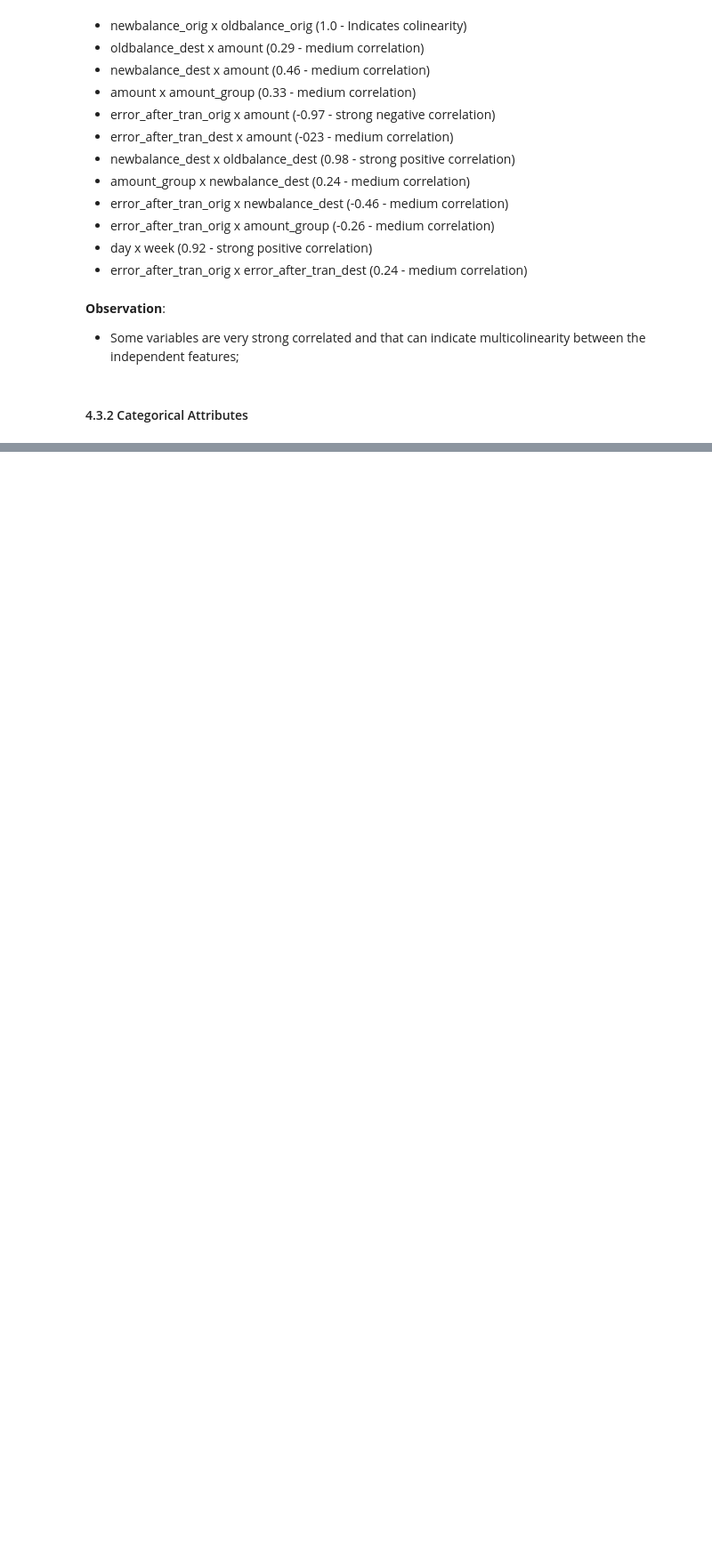
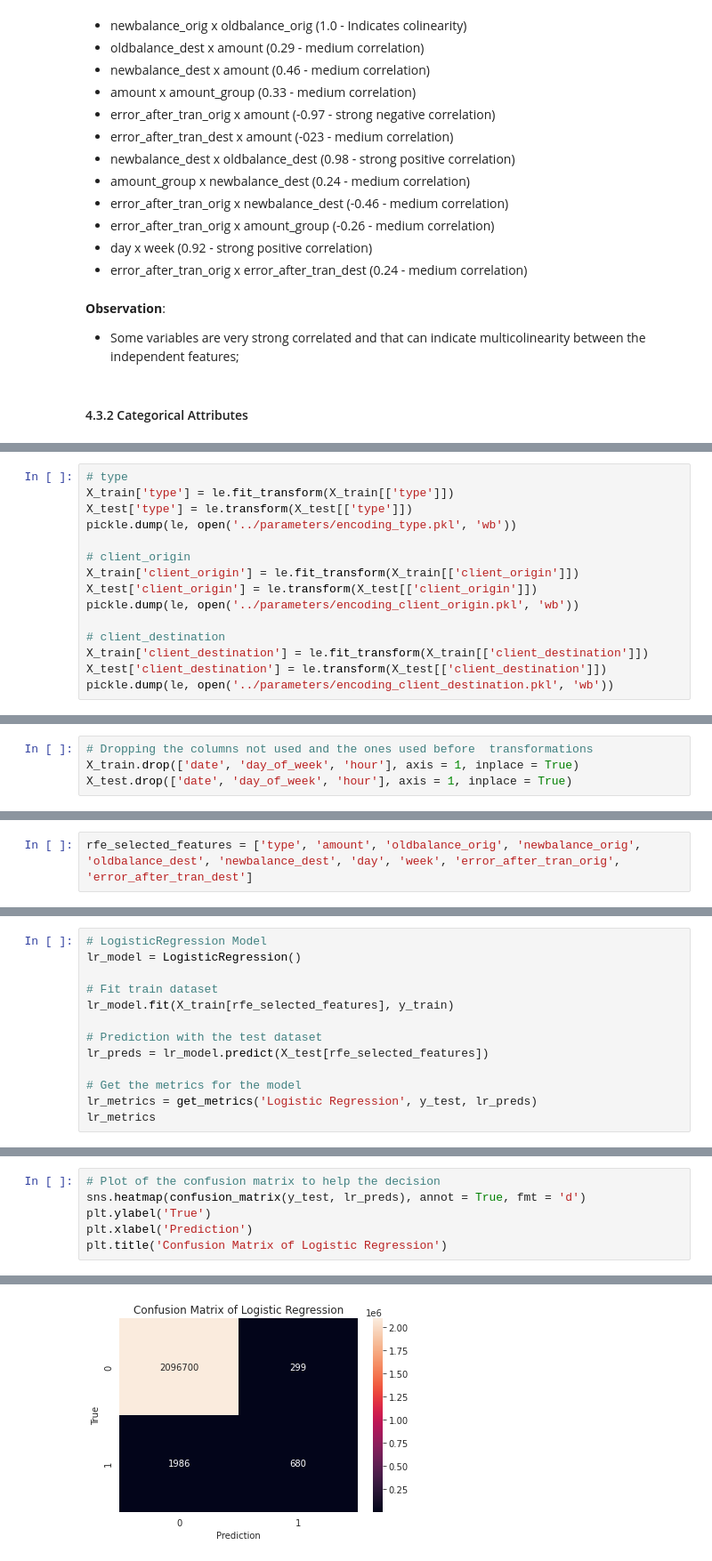
Before and after one commit to jooaobrum/blocker-fraud-company, a Jupyter notebook: notebooks/blocker_fraud_company.ipynb, the cells around one changed output, grey strips where cells are left out. Shown at 89% size. Saved outputs shown, nothing was run; the diff lists cells and outputs as text; blank space fills up the shorter version.

Commit message:
Adding the ML models, Business Performance and Next Steps

```diff
--- a/notebooks/blocker_fraud_company.ipynb
+++ b/notebooks/blocker_fraud_company.ipynb
@@ -924,0 +1181,15 @@ The categoerical features does not have information with exception of type.
+# %%
+# type
+X_train['type'] = le.fit_transform(X_train[['type']])
+X_test['type'] = le.transform(X_test[['type']])
+pickle.dump(le, open('../parameters/encoding_type.pkl', 'wb'))
+
+# client_origin
+X_train['client_origin'] = le.fit_transform(X_train[['client_origin']])
+X_test['client_origin'] = le.transform(X_test[['client_origin']])
+pickle.dump(le, open('../parameters/encoding_client_origin.pkl', 'wb'))
+
+# client_destination
+X_train['client_destination'] = le.fit_transform(X_train[['client_destination']])
+X_test['client_destination'] = le.transform(X_test[['client_destination']])
+pickle.dump(le, open('../parameters/encoding_client_destination.pkl', 'wb'))
@@ -924,0 +1198,4 @@ The categoerical features does not have information with exception of type.
+# %%
+# Dropping the columns not used and the ones used before  transformations
+X_train.drop(['date', 'day_of_week', 'hour'], axis = 1, inplace = True)
+X_test.drop(['date', 'day_of_week', 'hour'], axis = 1, inplace = True)
@@ -925 +1247,3 @@ The categoerical features does not have information with exception of type.
+# %%
+rfe_selected_features = ['type', 'amount', 'oldbalance_orig', 'newbalance_orig', 'oldbalance_dest', 'newbalance_dest', 'day', 'week', 'error_after_tran_orig', 'error_after_tran_dest']
 # %% [markdown]
@@ -926,0 +1271,13 @@ The categoerical features does not have information with exception of type.
+# %%
+# LogisticRegression Model
+lr_model = LogisticRegression()
+
+# Fit train dataset
+lr_model.fit(X_train[rfe_selected_features], y_train)
+
+# Prediction with the test dataset
+lr_preds = lr_model.predict(X_test[rfe_selected_features])
+
+# Get the metrics for the model
+lr_metrics = get_metrics('Logistic Regression', y_test, lr_preds)
+lr_metrics
@@ -926,0 +1287,7 @@ The categoerical features does not have information with exception of type.
+# %%
+# Plot of the confusion matrix to help the decision
+sns.heatmap(confusion_matrix(y_test, lr_preds), annot = True, fmt = 'd')
+plt.ylabel('True')
+plt.xlabel('Prediction')
+plt.title('Confusion Matrix of Logistic Regression')
+# %% [output]
@@ -926,0 +1295 @@ The categoerical features does not have information with exception of type.
+[figure, added]
```
Also changed, not shown: parts of 122 cells of this notebook.
